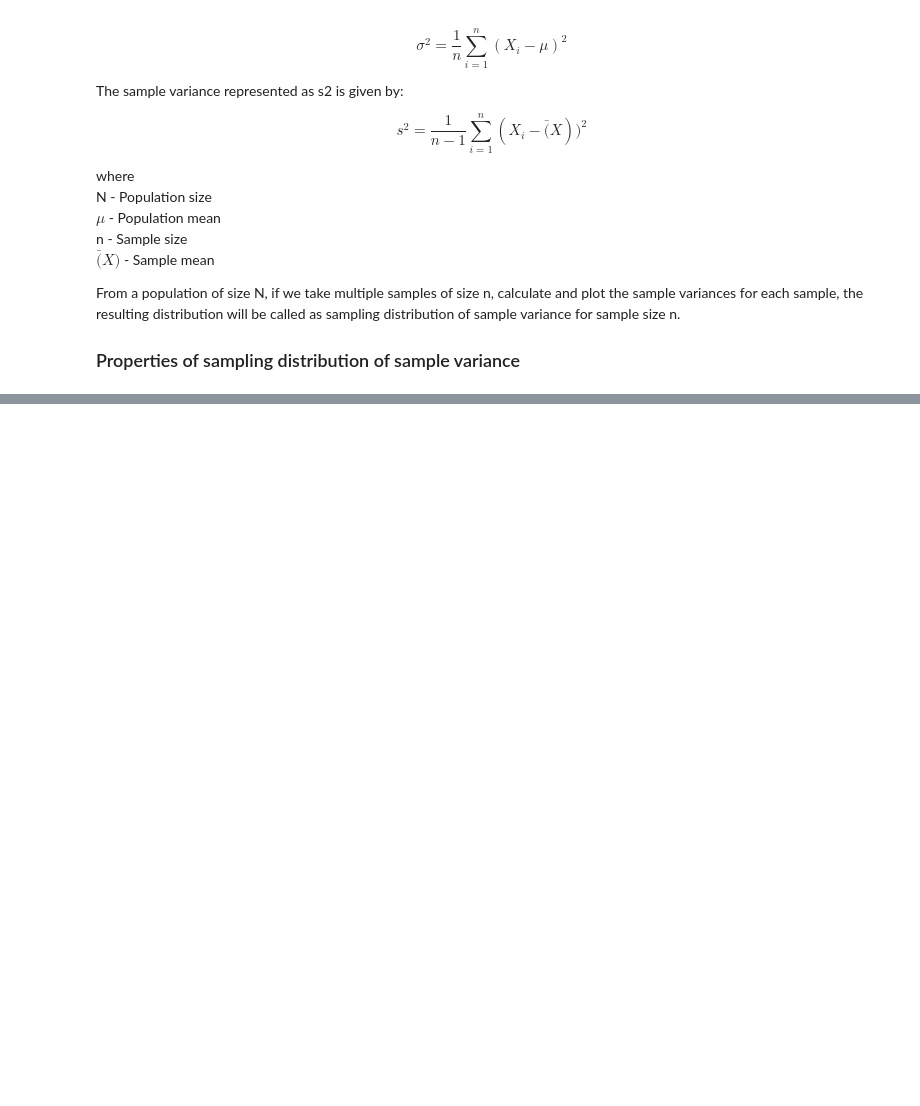
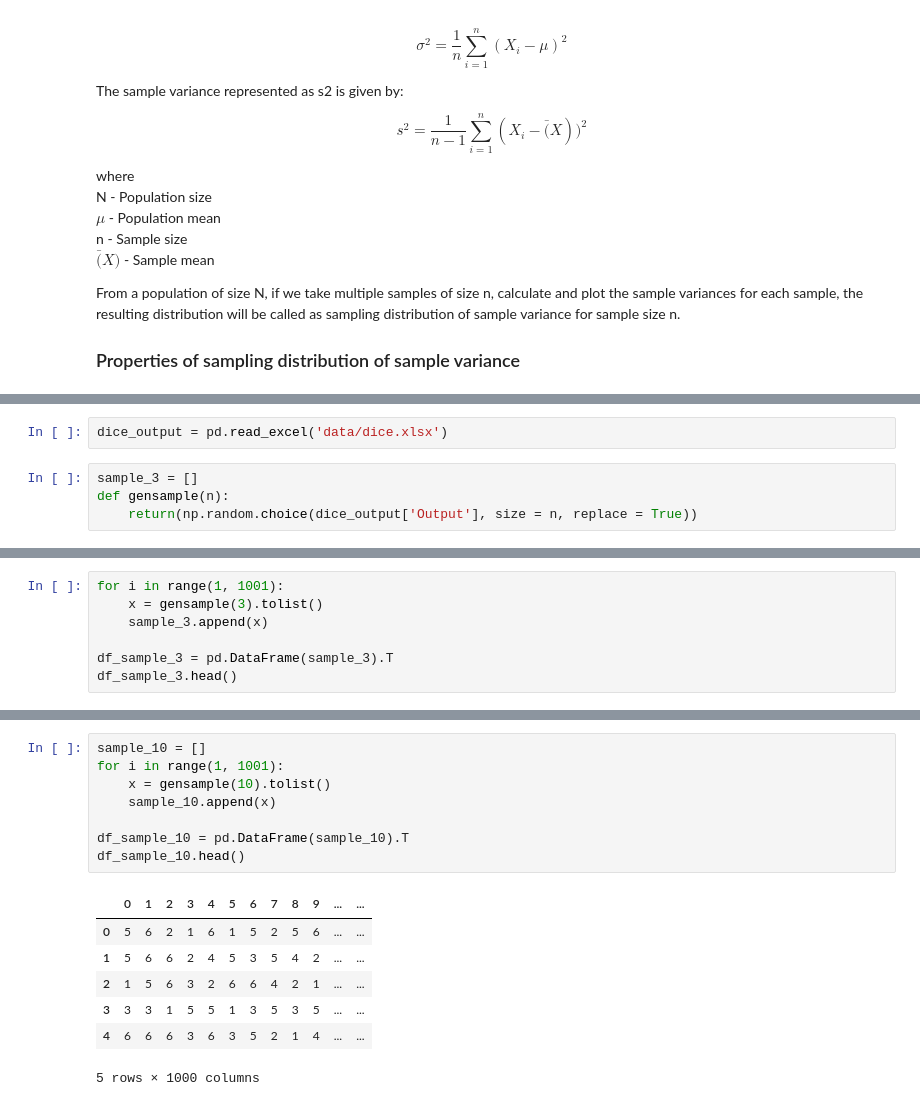
Before and after one commit to jeswingeorge/Python-DS-notes, a Jupyter notebook: Statistics/4.statistical_inference_part-3.ipynb, the cells around one changed output, grey strips where cells are left out. Saved outputs shown, nothing was run; the diff lists cells and outputs as text; blank space fills up the shorter version.

```diff
--- a/Statistics/4.statistical_inference_part-3.ipynb
+++ b/Statistics/4.statistical_inference_part-3.ipynb
@@ -178,0 +181,6 @@ Let us use the dice output data, used in sampling distribution of mean section t
+# %%
+dice_output = pd.read_excel('data/dice.xlsx')
+# %%
+sample_3 = []
+def gensample(n):
+    return(np.random.choice(dice_output['Output'], size = n, replace = True))
@@ -178,0 +189,7 @@ Let us use the dice output data, used in sampling distribution of mean section t
+# %%
+for i in range(1, 1001):
+    x = gensample(3).tolist()
+    sample_3.append(x)
+
+df_sample_3 = pd.DataFrame(sample_3).T
+df_sample_3.head()
@@ -178,0 +202,16 @@ Let us use the dice output data, used in sampling distribution of mean section t
+# %%
+sample_10 = []
+for i in range(1, 1001):
+    x = gensample(10).tolist()
+    sample_10.append(x)
+
+df_sample_10 = pd.DataFrame(sample_10).T
+df_sample_10.head()
+# %% [output]
+|  | 0 | 1 | 2 | 3 | 4 | 5 | 6 | 7 | 8 | 9 | ... | ... |
+| 0 | 5 | 6 | 2 | 1 | 6 | 1 | 5 | 2 | 5 | 6 | ... | ... |
+| 1 | 5 | 6 | 6 | 2 | 4 | 5 | 3 | 5 | 4 | 2 | ... | ... |
+| 2 | 1 | 5 | 6 | 3 | 2 | 6 | 6 | 4 | 2 | 1 | ... | ... |
+| 3 | 3 | 3 | 1 | 5 | 5 | 1 | 3 | 5 | 3 | 5 | ... | ... |
+| 4 | 6 | 6 | 6 | 3 | 6 | 3 | 5 | 2 | 1 | 4 | ... | ... |
+5 rows × 1000 columns
```
Also changed, not shown: parts of 19 cells of this notebook, 10 other files.
